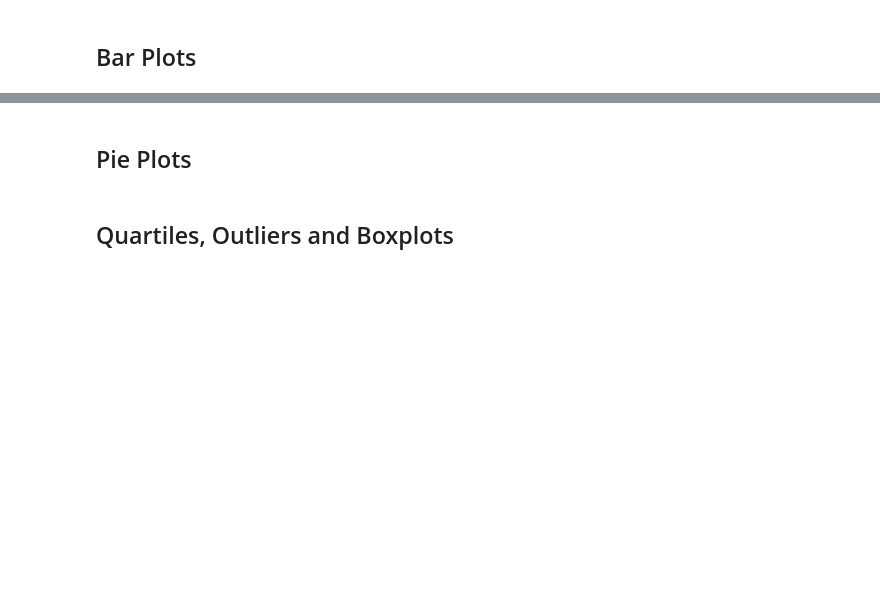
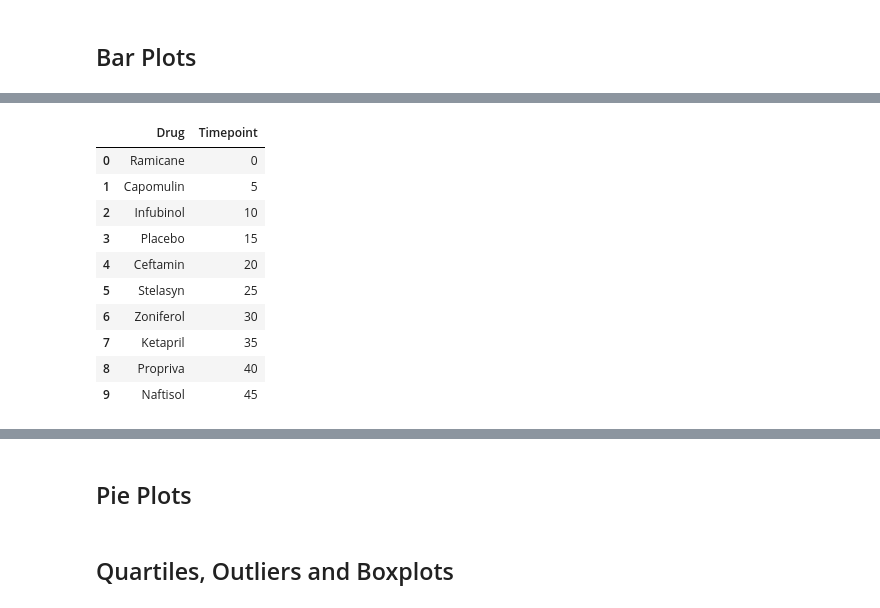
Before and after one commit to KathrynPanger/pharmaceutical-testing, a Jupyter notebook: pymaceuticals_starter.ipynb, the cells around one changed output, grey strips where cells are left out. Drawn from its saved outputs; the diff is of its cells as text; code cells hidden in the pictures; blank space fills up the shorter version.

```diff
--- a/pymaceuticals_starter.ipynb
+++ b/pymaceuticals_starter.ipynb
@@ -174,0 +224,25 @@ drug_summary_stats3
+# %%
+still_alive=clean_mouse_df.groupby(["Drug Regimen","Timepoint"]).count()
+still_alive
+timepoints=["0", "5","10","15","20","25","30","35","40","45"]
+xlocation=np.arange(len(Timepoints))
+ylocation=np.arange(0,130,10)
+this= list(still_alive.T[drugs[0]])
+this
+
+
+
+    #"Living Mice":[still_alive.loc[still_alive[["Drug Regimen"]==drugs & ["Timepoint"]==this]] }) })
+main_data
+# %% [output]
+|  | Drug | Timepoint |
+| 0 | Ramicane | 0 |
+| 1 | Capomulin | 5 |
+| 2 | Infubinol | 10 |
+| 3 | Placebo | 15 |
+| 4 | Ceftamin | 20 |
+| 5 | Stelasyn | 25 |
+| 6 | Zoniferol | 30 |
+| 7 | Ketapril | 35 |
+| 8 | Propriva | 40 |
+| 9 | Naftisol | 45 |
```
Also changed, not shown: parts of 9 cells of this notebook.
